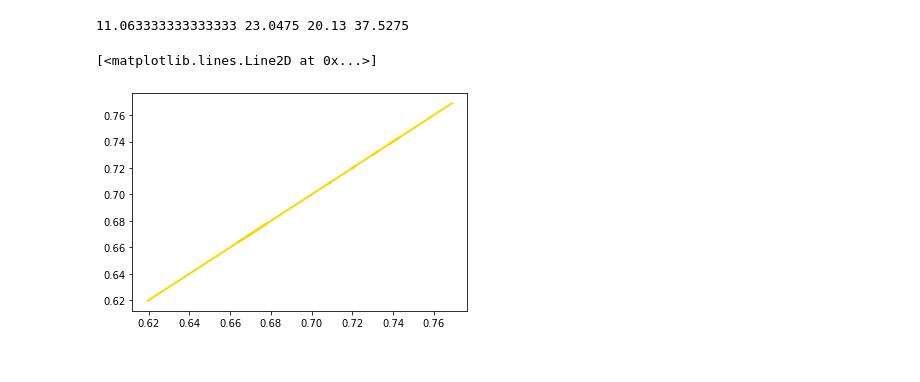
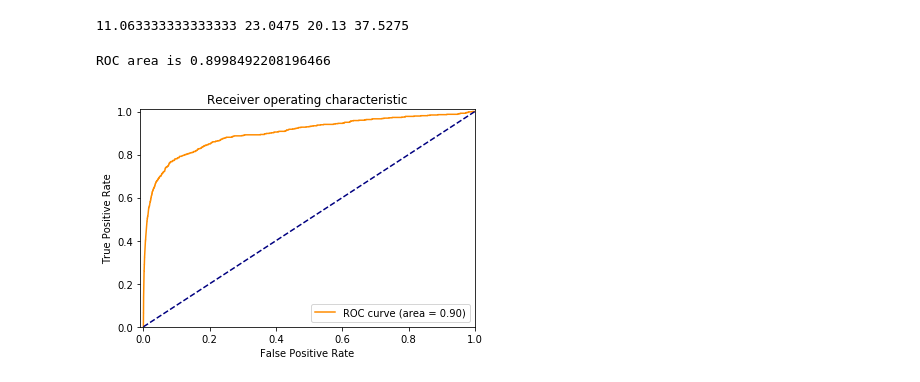
Before and after one commit to angus-mackenzie/snake-id, a Jupyter notebook: notebooks/graphing_data/creating_graphs.ipynb, the cells around one changed output. Saved outputs shown, nothing was run; the diff lists cells and outputs as text; code cells hidden in the pictures.

```diff
--- a/notebooks/graphing_data/creating_graphs.ipynb
+++ b/notebooks/graphing_data/creating_graphs.ipynb
@@ -201,5 +196,0 @@ recall    = b2['recall']
-# %%
-plt.plot(recall, precision, color='gold', lw=2)
-# %% [output]
-[<matplotlib.lines.Line2D at 0x...>]
-[figure, removed]
@@ -209,0 +197,34 @@ interp = ClassificationInterpretation.from_learner(learn)
+# %%
+# Load the true and predicted value from B3
+import pickle
+
+file = open("b3_true.pickle",'rb')
+y_true = pickle.load(file)
+file.close()
+
+file = open("b3_preds.pickle",'rb')
+y_preds = pickle.load(file)
+file.close()
+# %%
+# ROC Curve
+from sklearn.metrics import roc_curve, auc
+probs = np.exp(y_preds[:,1])
+fpr, tpr, thresholds = roc_curve(y, probs, pos_label=1)
+
+roc_auc = auc(fpr, tpr)
+print('ROC area is {0}'.format(roc_auc))
+
+plt.figure()
+plt.plot(fpr, tpr, color='darkorange', label='ROC curve (area = %0.2f)' % roc_auc)
+plt.plot([0, 1], [0, 1], color='navy', linestyle='--')
+plt.xlim([-0.01, 1.0])
+plt.ylim([0.0, 1.01])
+plt.xlabel('False Positive Rate')
+plt.ylabel('True Positive Rate')
+plt.title('Receiver operating characteristic')
+plt.legend(loc="lower right")
+plt.savefig("ROC.png")
+plt.show()
+# %% [output]
+ROC area is 0.8998492208196466
+[figure, added]
```
Also changed, not shown: parts of 5 cells of this notebook, 15 other files.
